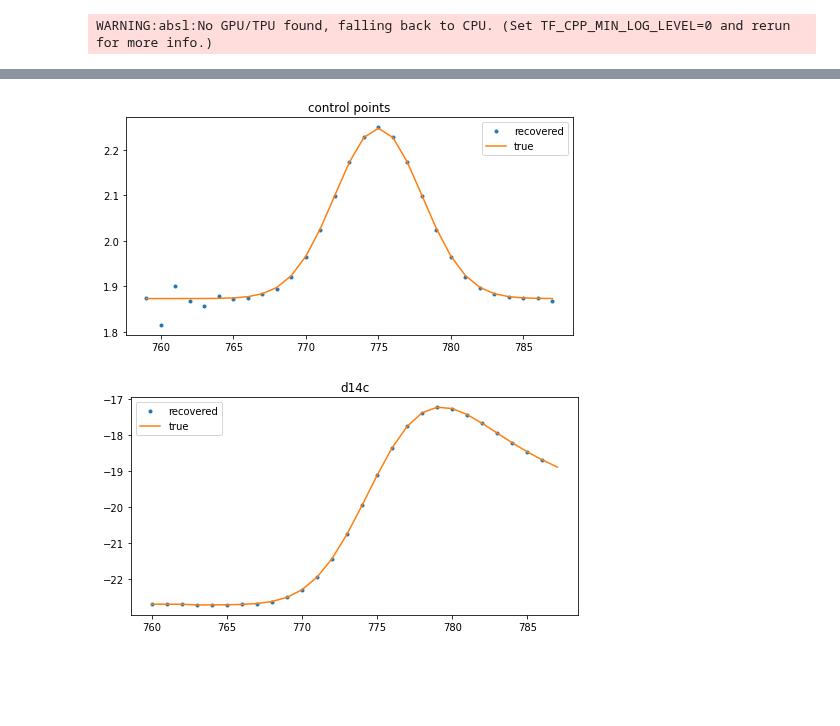
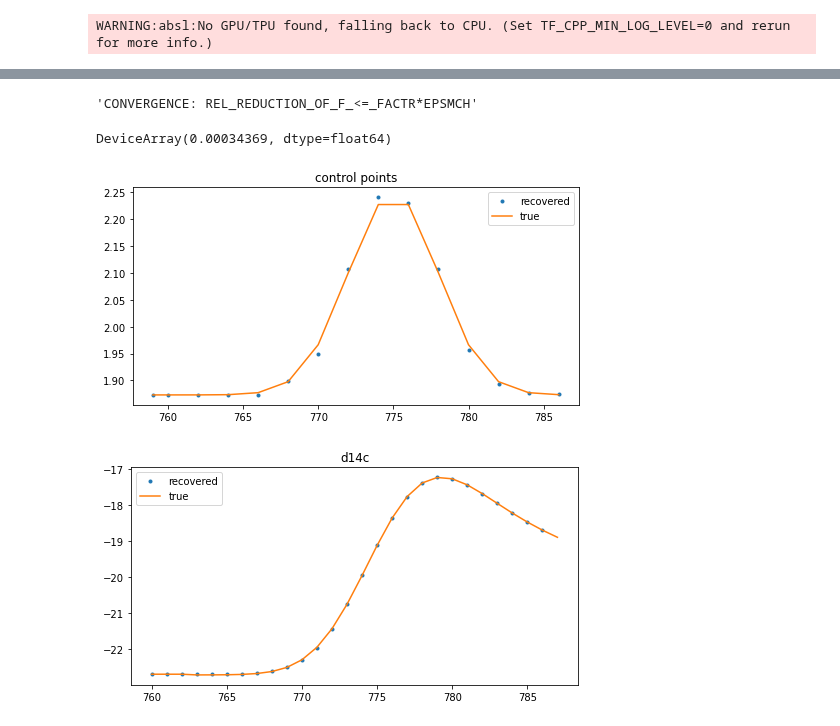
Before and after one commit to SharmaLlama/ticktack, a Jupyter notebook: notebooks/cp_injection_recovery.ipynb, the cells around one changed output, grey strips where cells are left out. Cells and saved outputs as stored; diff of their text form; code cells hidden in the pictures; blank space fills up the shorter version.

```diff
--- a/notebooks/cp_injection_recovery.ipynb
+++ b/notebooks/cp_injection_recovery.ipynb
@@ -51,6 +37,11 @@ Text(0.5, 1.0, 'Gaussian production rate')
 # %%
-cbm1 = ticktack.load_presaved_model('Guttler14', production_rate_units = 'atoms/cm^2/s')
-cf1 = fitting.CarbonFitter(cbm1)
-cf1.load_data('inject-recovery.csv')
-cf1.prepare_function(use_control_points=True)
-result = cf1.fit_cp()
+cbm = ticktack.load_presaved_model('Guttler14', production_rate_units = 'atoms/cm^2/s')
+cf = fitting.CarbonFitter(cbm)
+cf.load_data('inject-recovery.csv')
+cf.prepare_function(use_control_points=True, dense_years=1)
+soln = cf.fit_cp(low_bound=cf.steady_state_production)
+# %%
+t = cf.control_points_time
+true_cp = gauss(t)
+plt.plot(t, gauss(t), ".")
+plt.title('Gaussian production rate')
@@ -57,10 +51,16 @@ result = cf1.fit_cp()
+# %%
+soln.message
+# %% [output]
+'CONVERGENCE: REL_REDUCTION_OF_F_<=_FACTR*EPSMCH'
+# %%
+cf.loss_chi2(soln.x)
+# %% [output]
+DeviceArray(0.00034369, dtype=float64)
 # %%
-t = np.arange(759, 788)
-true_cp = gauss(t)
-plt.plot(t, result.x, ".")
+plt.plot(t, soln.x, ".")
 plt.plot(t, true_cp)
 plt.title("control points");
 plt.legend(["recovered", "true"]);
 # %% [output]
-[figure, old version]
+[figure, new version]
 # %%
```
Also changed, not shown: parts of 4 cells of this notebook, 5 other files.
